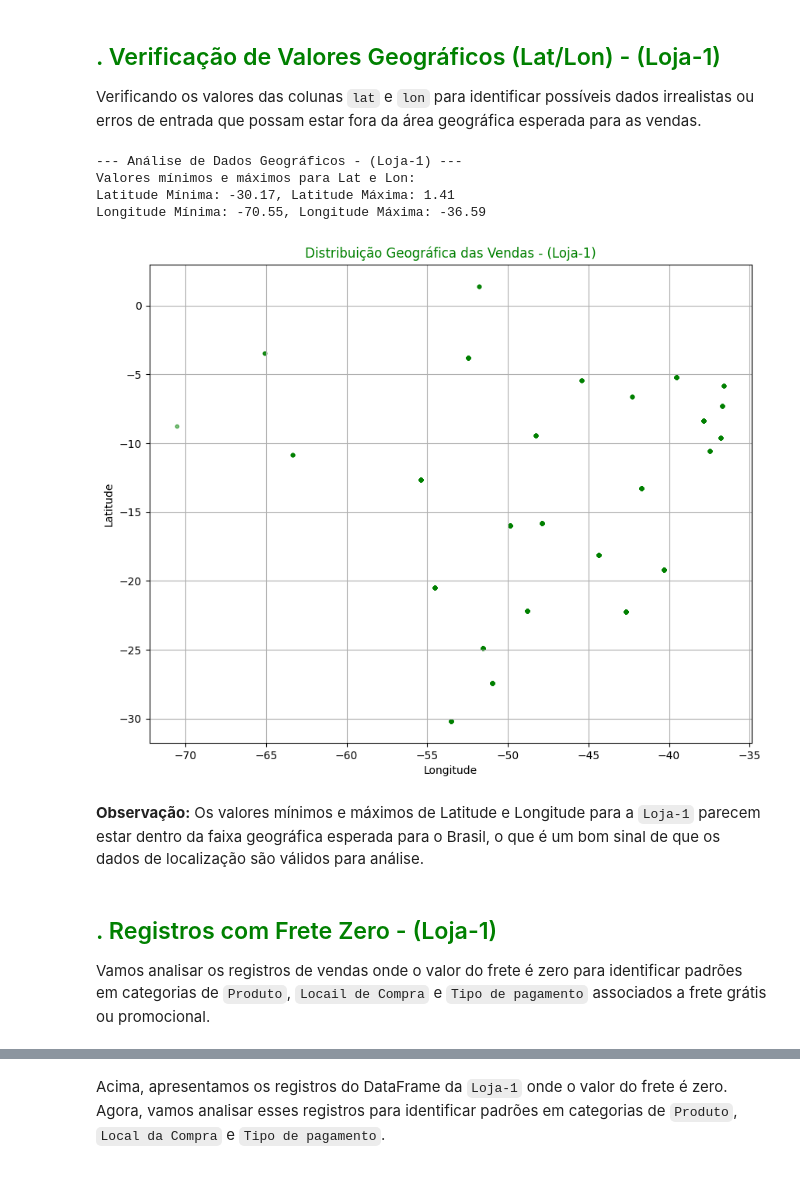
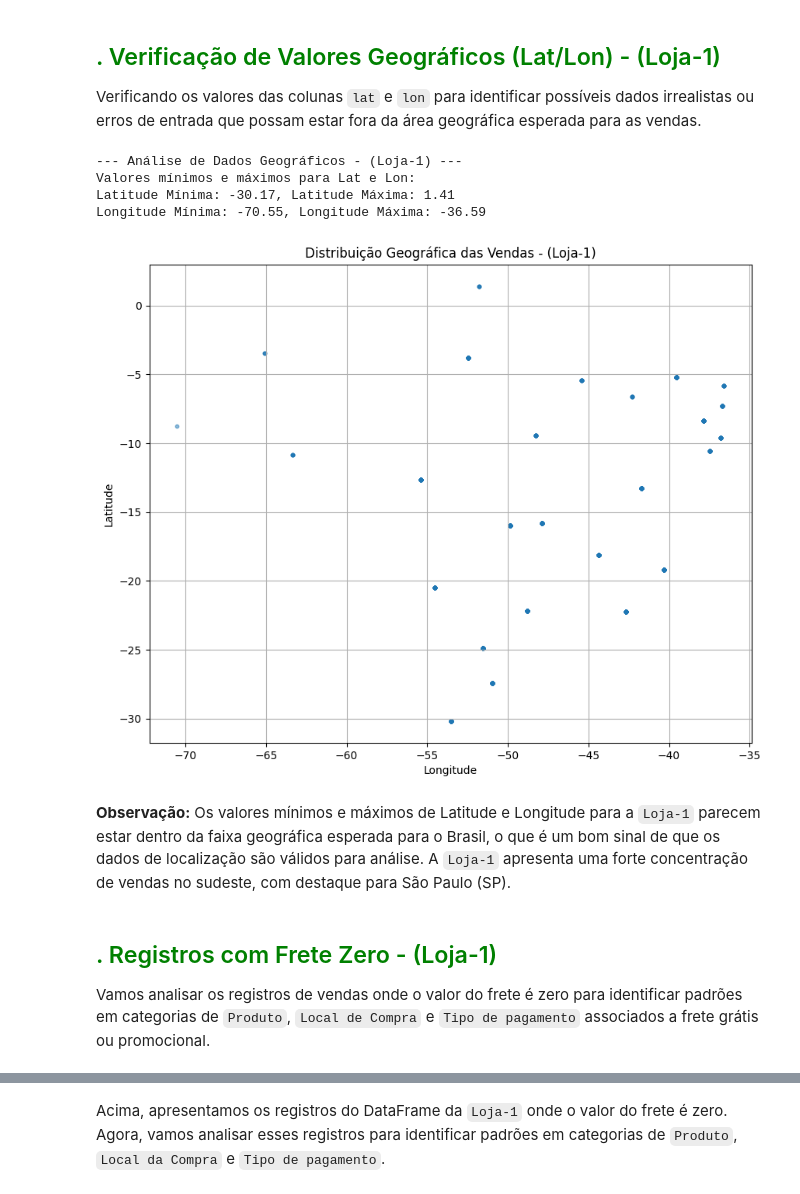
Before and after one commit to WBruni/Analise_Vendas_e_Desempenho_Loja, a Jupyter notebook: AluraStoreBrasil.ipynb, the cells around one changed output, grey strips where cells are left out. Drawn from its saved outputs; the diff is of its cells as text; code cells hidden in the pictures.

Commit message:
Implementando as funções nas lojas

```diff
--- a/AluraStoreBrasil.ipynb
+++ b/AluraStoreBrasil.ipynb
@@ -19,0 +105,23 @@ import seaborn as sns
+# %%
+import matplotlib.pyplot as plt
+
+def dados_geograficos(df, nome_loja):
+  """
+  Verifica valores geográficos e plota a distribuição das vendas.
+
+  Args:
+    df: DataFrame da loja.
+    nome_loja: Nome da loja para exibição nos prints e plots.
+  """
+  print(f"\n--- Análise de Dados Geográficos - ({nome_loja}) ---")
+  print("Valores mínimos e máximos para Lat e Lon:")
+  print(f"Latitude Mínima: {df['lat'].min()}, Latitude Máxima: {df['lat'].max()}")
+  print(f"Longitude Mínima: {df['lon'].min()}, Longitude Máxima: {df['lon'].max()}")
+
+  plt.figure(figsize=(10, 8))
+  plt.scatter(df['lon'], df['lat'], alpha=0.5, s=10)
+  plt.title(f'Distribuição Geográfica das Vendas - ({nome_loja})')
+  plt.xlabel('Longitude')
+  plt.ylabel('Latitude')
+  plt.grid(True)
+  plt.show()
@@ -136,3 +378,7 @@ Vamos iniciar nossa análise explorando os dados da `Loja-1` individualmente, an
+# %%
+# Recarrega o DataFrame original da Loja 1
+url1 = "https://raw.githubusercontent.com/alura-es-cursos/challenge1-data-science/refs/heads/main/base-de-dados-challenge-1/loja_1.csv"
+loja1 = pd.read_csv(url1)
 # %%
 loja1.head()
 # %% [output]
@@ -382,17 +535,17 @@ def analisar_dados_geograficos(df, nome_loja, cor):
 # %%
-analisar_dados_geograficos(loja1, 'Loja-1', 'green')
+dados_geograficos(loja1, 'Loja-1')
 # %% [output]
 --- Análise de Dados Geográficos - (Loja-1) ---
 Valores mínimos e máximos para Lat e Lon:
 Latitude Mínima: -30.17, Latitude Máxima: 1.41
 Longitude Mínima: -70.55, Longitude Máxima: -36.59
-[figure, old version]
+[figure, new version]
 # %% [markdown]
-**Observação:** Os valores mínimos e máximos de Latitude e Longitude para a `Loja-1` parecem estar dentro da faixa geográfica esperada para o Brasil, o que é um bom sinal de que os dados de localização são válidos para análise.
+**Observação:** Os valores mínimos e máximos de Latitude e Longitude para a `Loja-1` parecem estar dentro da faixa geográfica esperada para o Brasil, o que é um bom sinal de que os dados de localização são válidos para análise. A `Loja-1` apresenta uma forte concentração de vendas no sudeste, com destaque para São Paulo (SP).
 # %% [markdown]
 ## <font color='green'>. Registros com Frete Zero - (Loja-1)</font>
 
-Vamos analisar os registros de vendas onde o valor do frete é zero para identificar padrões em categorias de `Produto`, `Locail de Compra` e `Tipo de pagamento` associados a frete grátis ou promocional.
+Vamos analisar os registros de vendas onde o valor do frete é zero para identificar padrões em categorias de `Produto`, `Local de Compra` e `Tipo de pagamento` associados a frete grátis ou promocional.
 # %%
 frete_zero_loja1 = loja1[loja1['Frete'] == 0]
 display(frete_zero_loja1)
```
Also changed, not shown: parts of 231 cells of this notebook.
